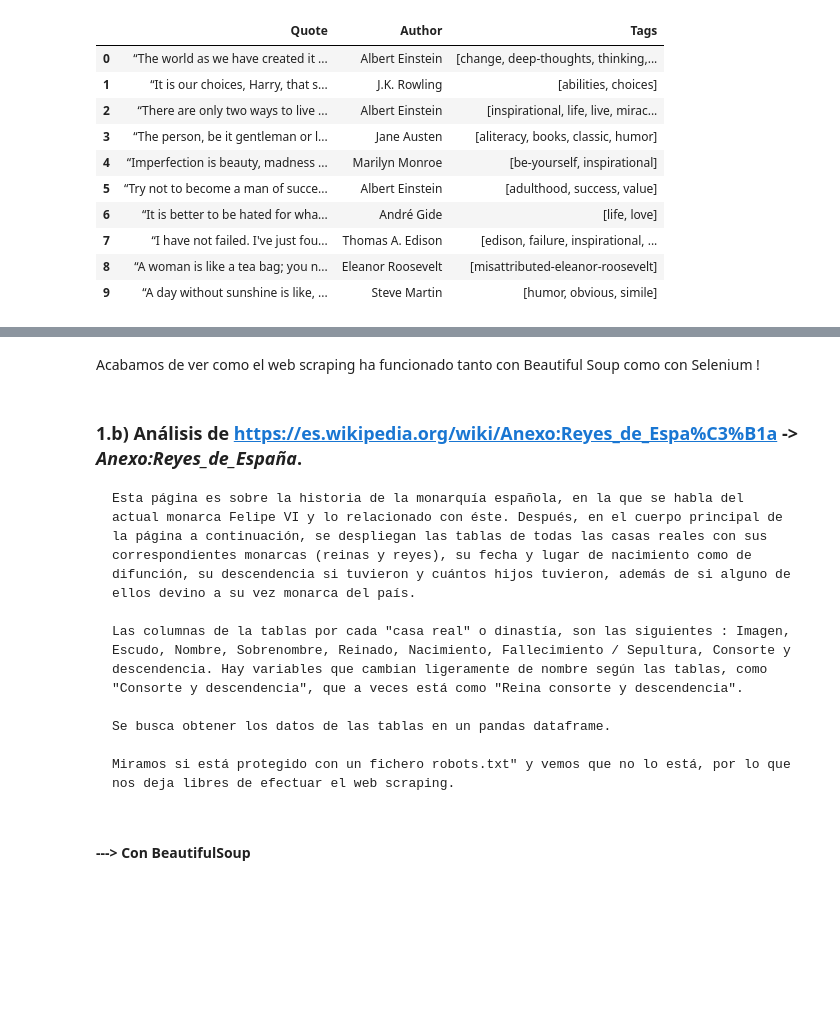
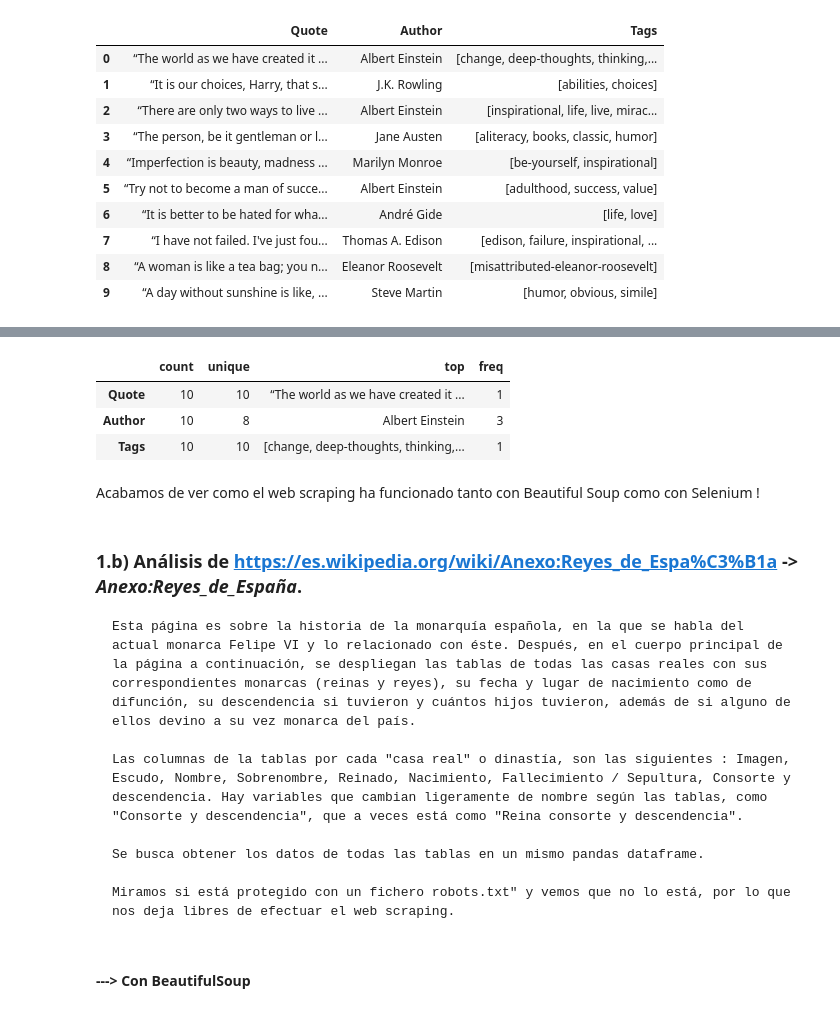
Before and after one commit to CristinaCosma/web_scraping, a Jupyter notebook: DS_M10_web-scraping.ipynb, the cells around one changed output, grey strips where cells are left out. Cells and saved outputs as stored; diff of their text form; code cells hidden in the pictures; blank space fills up the shorter version.

```diff
--- a/DS_M10_web-scraping.ipynb
+++ b/DS_M10_web-scraping.ipynb
@@ -326,3 +341,10 @@ df
+# %%
+df.describe().T
+# %% [output]
+|  | count | unique | top | freq |
+| Quote | 10 | 10 | “The world as we have created it ... | 1 |
+| Author | 10 | 8 | Albert Einstein | 3 |
+| Tags | 10 | 10 | [change, deep-thoughts, thinking,... | 1 |
 # %% [markdown]
 Acabamos de ver como el web scraping ha funcionado tanto con Beautiful Soup como con Selenium !
 # %% [markdown]
@@ -332,7 +354,7 @@ Acabamos de ver como el web scraping ha funcionado tanto con Beautiful Soup como
 
     Las columnas de la tablas por cada "casa real" o dinastía, son las siguientes : Imagen, Escudo, Nombre, Sobrenombre, Reinado, Nacimiento, Fallecimiento / Sepultura, Consorte y descendencia. Hay variables que cambian ligeramente de nombre según las tablas, como "Consorte y descendencia", que a veces está como "Reina consorte y descendencia".
 
-    Se busca obtener los datos de las tablas en un pandas dataframe.
+    Se busca obtener los datos de todas las tablas en un mismo pandas dataframe.
 
     Miramos si está protegido con un fichero robots.txt" y vemos que no lo está, por lo que nos deja libres de efectuar el web scraping.
 # %% [markdown]
```
Also changed, not shown: parts of 13 cells of this notebook, 2 other files.
